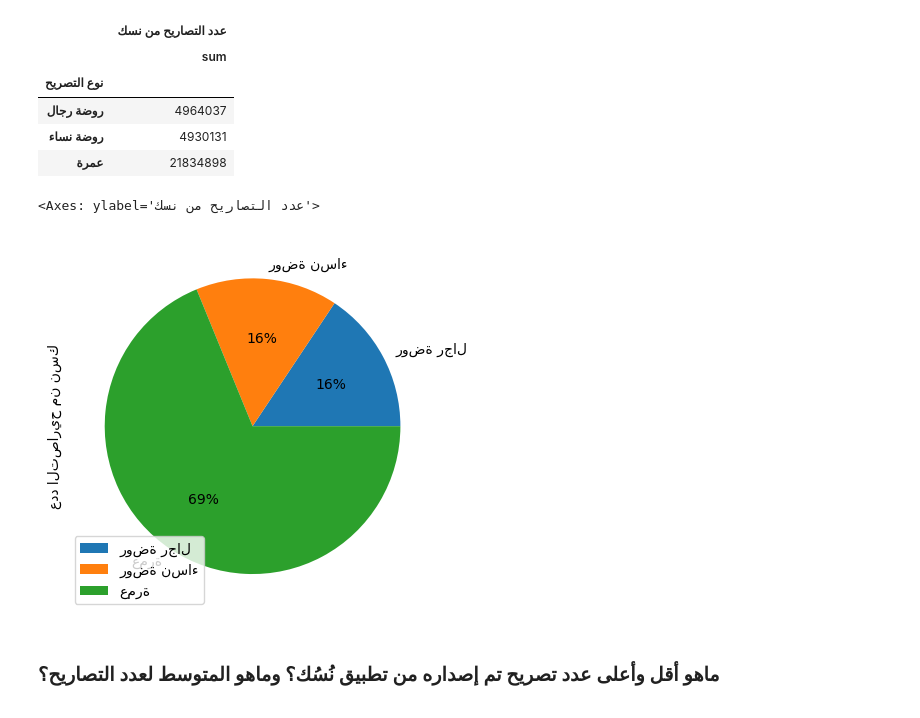
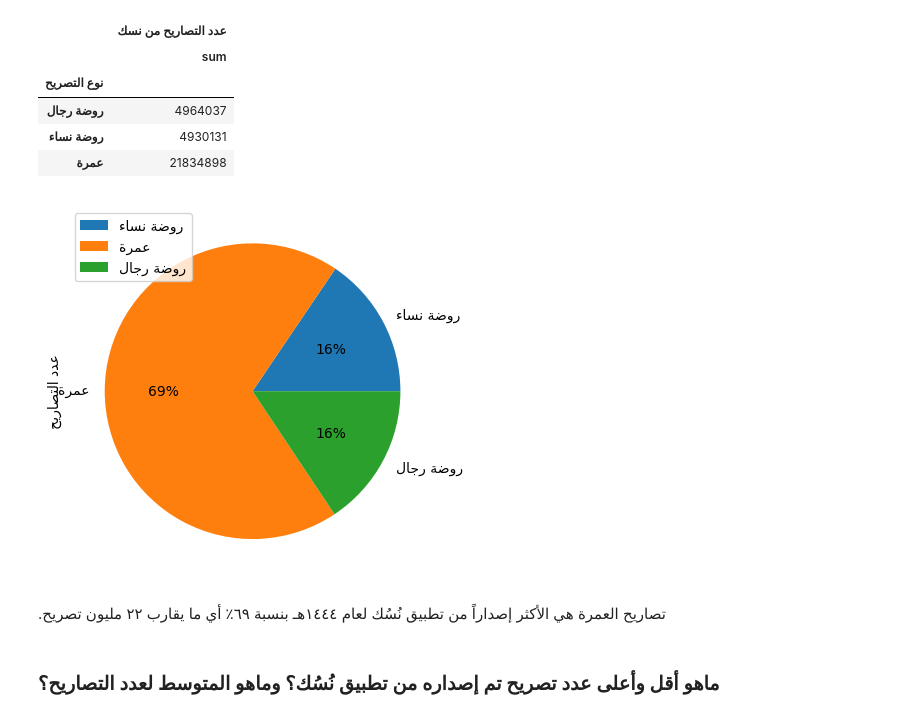
Before and after one commit to TMQ5/My_Projects, a Jupyter notebook: تحليل بيانات الحج والعمرة/تصاريح تطبيق نُسُك/مشروع تحليل بيانات تصاريح تطبيق نُسُك لعام ١٤٤٤ه.ipynb, the cells around one changed output. Saved outputs shown, nothing was run; the diff lists cells and outputs as text; code cells hidden in the pictures.

```diff
--- a/تحليل بيانات الحج والعمرة/تصاريح تطبيق نُسُك/مشروع تحليل بيانات تصاريح تطبيق نُسُك لعام ١٤٤٤ه.ipynb
+++ b/تحليل بيانات الحج والعمرة/تصاريح تطبيق نُسُك/مشروع تحليل بيانات تصاريح تطبيق نُسُك لعام ١٤٤٤ه.ipynb
@@ -178,11 +185,17 @@ total_types
 | روضة نساء | 4930131 |
 | عمرة | 21834898 |
 # %%
-pie_types =df.groupby(['نوع التصريح']).sum().plot(kind='pie', y='عدد التصاريح من نسك',autopct='%1.0f%%')
-pie_types
+# Reshape 'نوع التصريح' column
+permit_type = df['نوع التصريح'].apply(f)
+
+ylabel = get_display( arabic_reshaper.reshape('عدد التصاريح'))
+
+pie_types =df.groupby(permit_type).sum().plot(kind='pie', y='عدد التصاريح من نسك',autopct='%1.0f%%', ylabel=ylabel)
+pie_types;
 # %% [output]
-<Axes: ylabel='عدد التصاريح من نسك'>
-[figure, old version]
+[figure, new version]
+# %% [markdown]
+.تصاريح العمرة هي الأكثر إصداراً من تطبيق نُسُك لعام ١٤٤٤هـ بنسبة ٦٩٪ أي ما يقارب ٢٢ مليون تصريح
 # %% [markdown]
 ### ماهو أقل وأعلى عدد تصريح تم إصداره من تطبيق نُسُك؟ وماهو المتوسط لعدد التصاريح؟
 # %%
```
Also changed, not shown: parts of 9 cells of this notebook.
